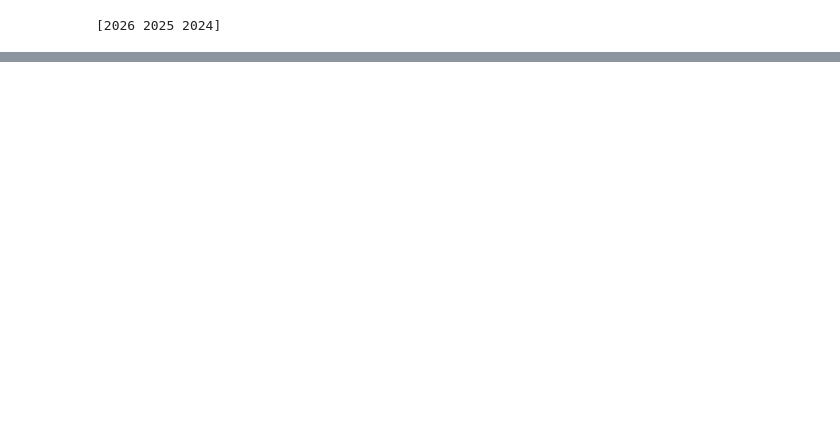
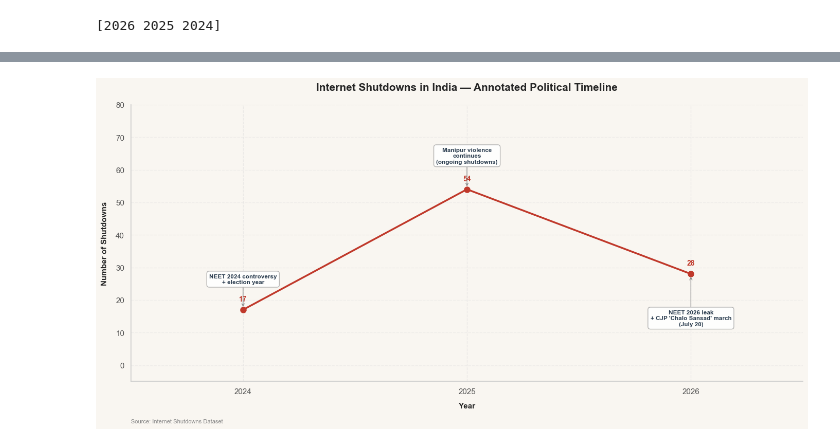
Before and after one commit to bhavya25-ds/The-Committee-Will-Look-Into-It, a Jupyter notebook: 04_Suppression_of_Dissent/02_Analysis.ipynb, the cells around one changed output, grey strips where cells are left out. Drawn from its saved outputs; the diff is of its cells as text; code cells hidden in the pictures; blank space fills up the shorter version.

Commit message:
edited charts

```diff
--- a/04_Suppression_of_Dissent/02_Analysis.ipynb
+++ b/04_Suppression_of_Dissent/02_Analysis.ipynb
@@ -363 +317,99 @@ Chart saved- charts/chart6_internet_shutdowns_yearwise.png
 [figure]
+# %%
+u.set_style()
+
+yearly_shutdowns = (
+    shutdowns.groupby("year").size().reset_index(name="shutdown_count")
+)
+
+# Political events to annotate — (year, label, point_offset_y)
+events = [
+    (2024, "NEET 2024 controversy\n+ election year", 35),
+    (2025, "Manipur violence\ncontinues\n(ongoing shutdowns)", 35),
+    (2026, "NEET 2026 leak\n+ CJP 'Chalo Sansad' march\n(July 20)", -50),
+]
+
+fig, ax = plt.subplots(figsize=(14, 7))
+fig.patch.set_facecolor(u.BG_COLOR)
+ax.set_facecolor(u.BG_COLOR)
+
+
+ax.plot(
+    yearly_shutdowns["year"],
+    yearly_shutdowns["shutdown_count"],
+    color="#c0392b",
+    marker="o",
+    linewidth=2.5,
+    markersize=8,
+    zorder=4,
+)
+
+for _, row in yearly_shutdowns.iterrows():
+    # Keep label above the point except for 2026 where box is below
+    y_pos_offset = 12 if row["year"] != 2026 else 12
+    ax.annotate(
+        f"{int(row['shutdown_count'])}",
+        xy=(row["year"], row["shutdown_count"]),
+        xytext=(0, y_pos_offset),
+        textcoords="offset points",
+        ha="center",
+        fontsize=10,
+        fontweight="bold",
+        color="#c0392b",
+        zorder=5,
+    )
+
+for yr, label, pt_offset in events:
+    match = yearly_shutdowns[yearly_shutdowns["year"] == yr]
+    if match.empty:
+        continue
+    y_val = match["shutdown_count"].values[0]
+
+    ax.annotate(
+        label,
+        xy=(yr, y_val),
+        xytext=(0, pt_offset),
+        textcoords="offset points",
+        fontsize=8.5,
+        ha="center",
+        va="bottom" if pt_offset > 0 else "top",
+        color="#2c3e50",
+        fontweight="bold",
+        bbox=dict(
+            boxstyle="round,pad=0.4",
+            facecolor="#ffffff",
+            edgecolor="#aaaaaa",
+            alpha=0.9,
+        ),
+        arrowprops=dict(
+            arrowstyle="->",
+            color="#888888",
+            lw=1.0,
+            shrinkA=0,
+            shrinkB=4,
+        ),
+        zorder=5,
+    )
+
+ax.set_ylim(-5, 80)
+ax.set_xlim(2023.5, 2026.5)
+
+ax.set_title(
+    "Internet Shutdowns in India — Annotated Political Timeline",
+    fontsize=15,
+    fontweight="bold",
+    pad=20,
+)
+ax.set_xlabel("Year", fontsize=11, fontweight="bold", labelpad=10)
+ax.set_ylabel(
+    "Number of Shutdowns", fontsize=11, fontweight="bold", labelpad=10
+)
+ax.xaxis.set_major_locator(mticker.MaxNLocator(integer=True))
+ax.grid(axis="y", linestyle="--", alpha=0.4, zorder=0)
+
+u.add_source(ax, "Internet Shutdowns Dataset")
+
+plt.tight_layout()
+u.save_fig(fig, "charts", "chart6_shutdown_political_timeline.png")
+plt.show()
+# %% [output]
@@ -363,0 +417 @@ Chart saved- charts/chart6_internet_shutdowns_yearwise.png
+[figure, added]
```
Also changed, not shown: parts of 5 cells of this notebook, 4 other files.
